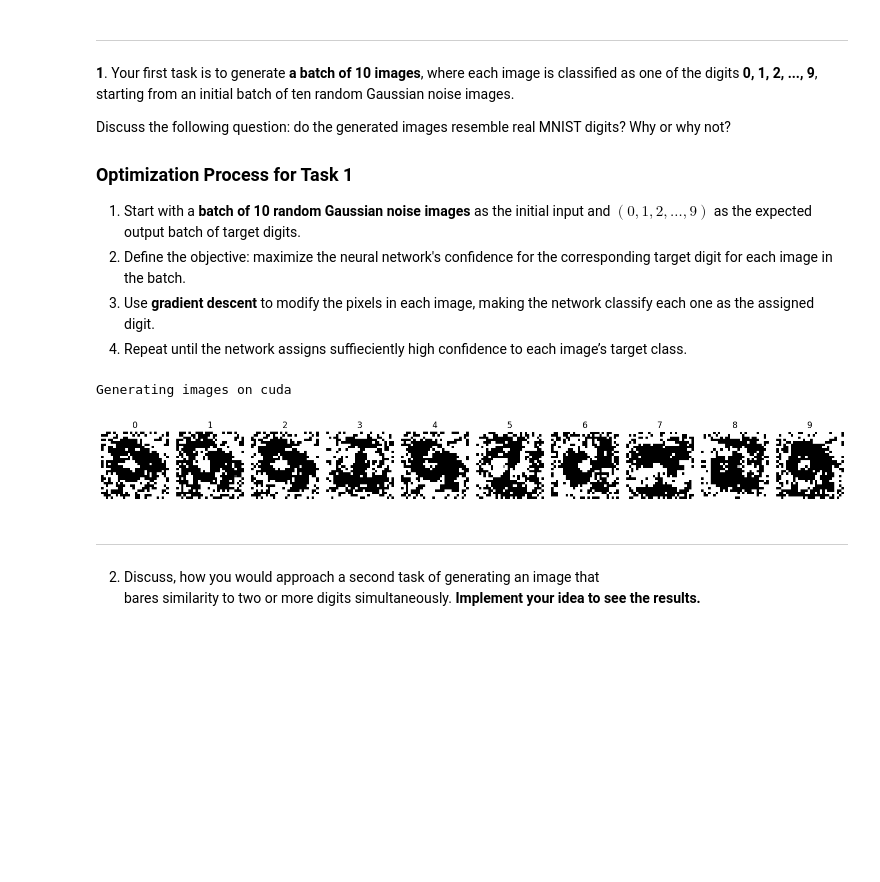
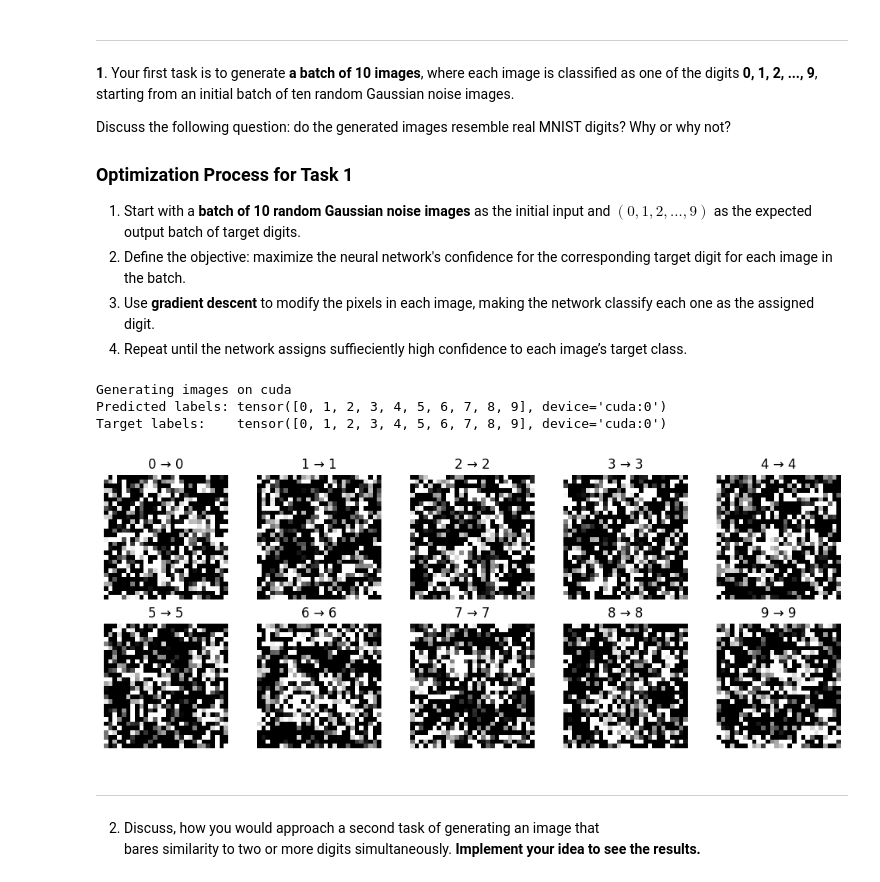
Before and after one commit to TrzeciakPiotr2300/Uczenie_Maszynowe_2025, a Jupyter notebook: HW09_multi-layer-perceptron-MLP.ipynb, the cells around one changed output. Drawn from its saved outputs; the diff is of its cells as text; code cells hidden in the pictures; blank space fills up the shorter version.

```diff
--- a/HW09_multi-layer-perceptron-MLP.ipynb
+++ b/HW09_multi-layer-perceptron-MLP.ipynb
@@ -70,6 +65,0 @@ testloader = torch.utils.data.DataLoader(testset,
-# %%
-for i, data in enumerate(trainloader):
-        batch_inputs, batch_labels = data
-
-        if i<5:
-            print(i, "-th batch labels :", batch_labels)
@@ -86,6 +65,0 @@ A single label is an entity of order zero (a constant), but batched labels are o
-# %%
-for i, data in enumerate(trainloader):
-        batch_inputs, batch_labels = data
-
-        if i==0:
-            print(i, "-th batch inputs :", batch_inputs)
@@ -245,46 +199,55 @@ During this class we designed and trained a **MNIST classification neural networ
 # %%
 import torch.nn.functional as F
 import matplotlib.pyplot as plt
 
 # Use the same device as your model
 device = torch.device("cuda" if torch.cuda.is_available() else "cpu")
 print(f"Generating images on {device}")
 
 # Define target labels 0–9 and move to the same device
 targets = torch.arange(10, device=device)
 
-# Create 10 images initialized with Gaussian noise and move to device
+# ✅ Create one tensor of shape (10, 1, 28, 28)
 images = torch.randn((10, 1, 28, 28), device=device, requires_grad=True)
 
-# Use optimizer to update the images (not model parameters)
+# Optimizer on this single tensor
 optimizer = torch.optim.Adam([images], lr=0.1)
 
-# Make sure model is in evaluation mode
+# Evaluation mode
 net.eval()
 
 # Optimization loop
-for step in range(2000):
+for step in range(20000):
     optimizer.zero_grad()
     outputs = net(images)
-    loss = -F.cross_entropy(outputs, targets)  # maximize correct class
+    loss = F.cross_entropy(outputs, targets)
     loss.backward()
     optimizer.step()
 
-# Clamp and move final images to CPU for visualization
+# Detach and prepare images for plotting
 final_images = images.detach().clamp(0, 1).cpu()
+
+# Check classification form
+with torch.no_grad():
+    preds = net(images).argmax(dim=1)
+    print("Predicted labels:", preds)
+    print("Target labels:   ", targets)
+
+# Plot results
+import matplotlib.pyplot as plt
+
+fig, axes = plt.subplots(2, 5, figsize=(10, 4))
+for i, ax in enumerate(axes.flat):
+    ax.imshow(final_images[i][0], cmap='gray')
+    ax.axis('off')
+    ax.set_title(f"{i} → {preds[i].item()}")
+plt.tight_layout()
+plt.show()
 # %% [output]
 Generating images on cuda
+Predicted labels: tensor([0, 1, 2, 3, 4, 5, 6, 7, 8, 9], device='cuda:0')
+Target labels:    tensor([0, 1, 2, 3, 4, 5, 6, 7, 8, 9], device='cuda:0')
+[figure, added]
-# %%
-# Plot results
-fig, axes = plt.subplots(1, 10, figsize=(15, 2))
-for i, ax in enumerate(axes):
-    ax.imshow(final_images[i][0], cmap='gray')
-    ax.axis('off')
-    ax.set_title(str(i))
-plt.tight_layout()
-plt.show()
-# %% [output]
-[figure, removed]
 # %% [markdown]
 ---------------------------------------
 2. Discuss, how you would approach a second task of
```
Also changed, not shown: parts of 9 cells of this notebook.
